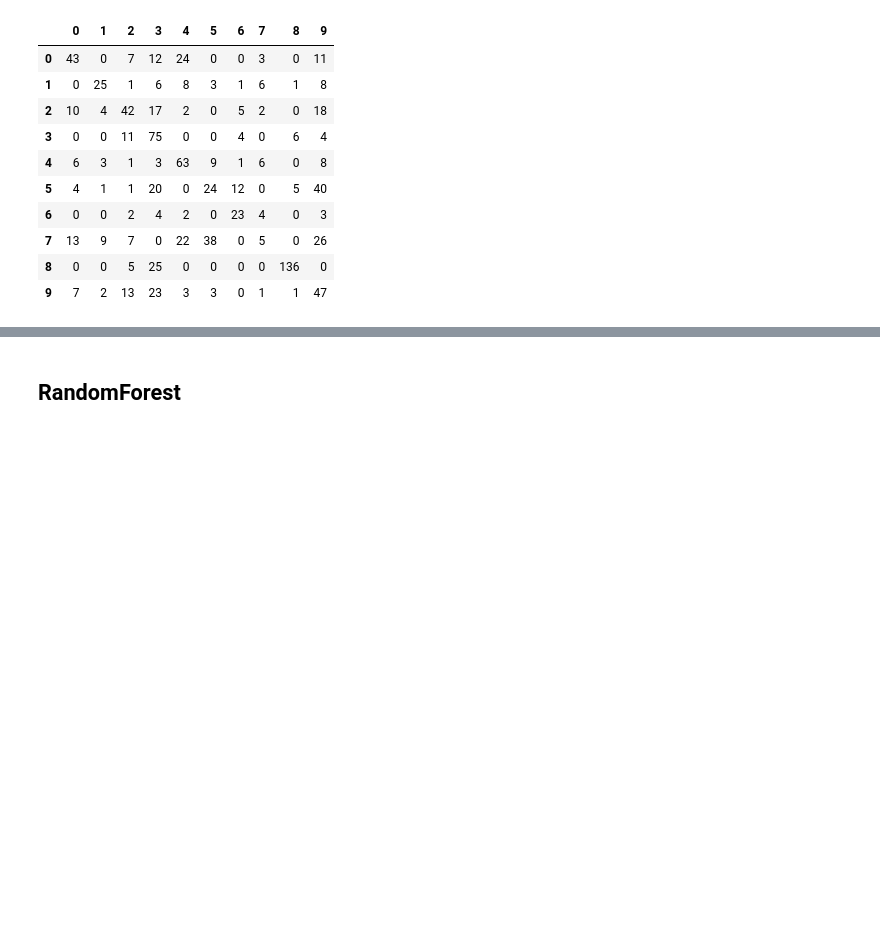
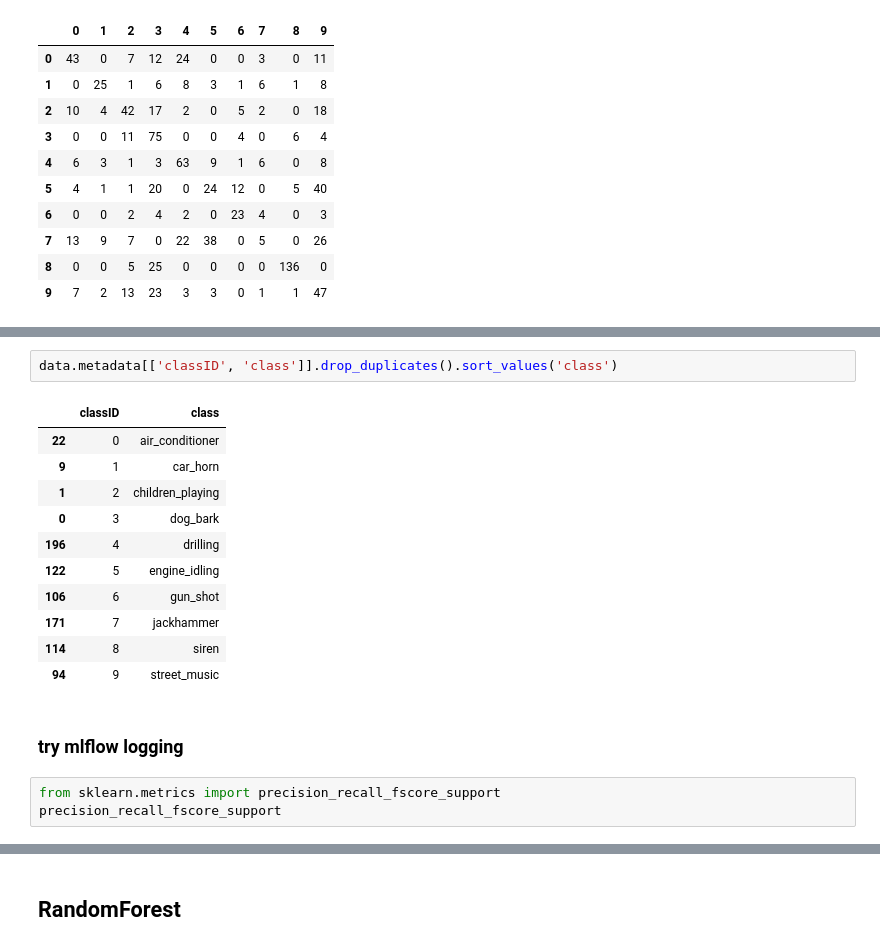
Before and after one commit to axelth/hasp, a Jupyter notebook: notebooks/axelth_849_modeling.ipynb, the cells around one changed output, grey strips where cells are left out. Cells and saved outputs as stored; diff of their text form; blank space fills up the shorter version.

```diff
--- a/notebooks/axelth_849_modeling.ipynb
+++ b/notebooks/axelth_849_modeling.ipynb
@@ -120,0 +220,19 @@ weighted avg       0.48      0.49      0.47       990
+# %%
+data.metadata[['classID', 'class']].drop_duplicates().sort_values('class')
+# %% [output]
+|  | classID | class |
+| 22 | 0 | air_conditioner |
+| 9 | 1 | car_horn |
+| 1 | 2 | children_playing |
+| 0 | 3 | dog_bark |
+| 196 | 4 | drilling |
+| 122 | 5 | engine_idling |
+| 106 | 6 | gun_shot |
+| 171 | 7 | jackhammer |
+| 114 | 8 | siren |
+| 94 | 9 | street_music |
+# %% [markdown]
+### try mlflow logging
+# %%
+from sklearn.metrics import precision_recall_fscore_support
+precision_recall_fscore_support
```
Also changed, not shown: parts of 13 cells of this notebook, 1 other file.
